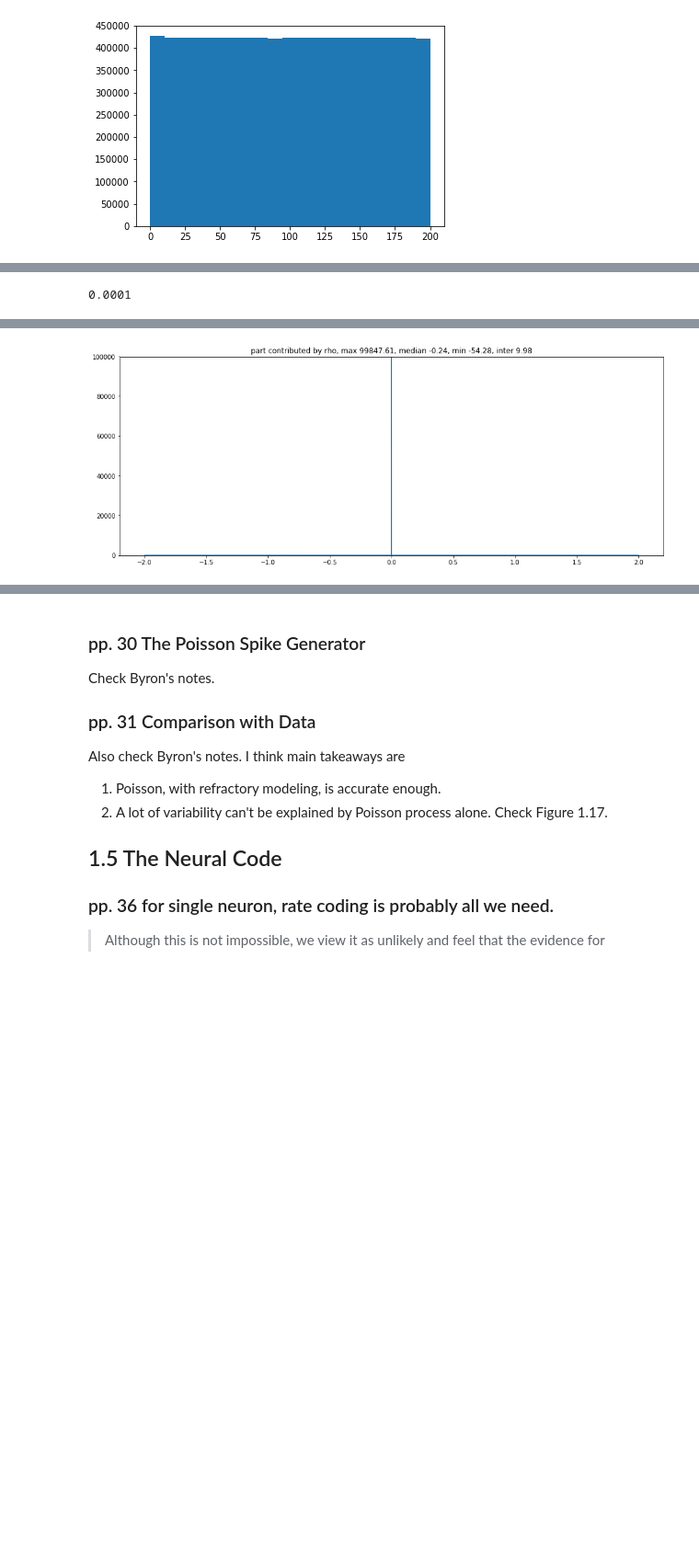
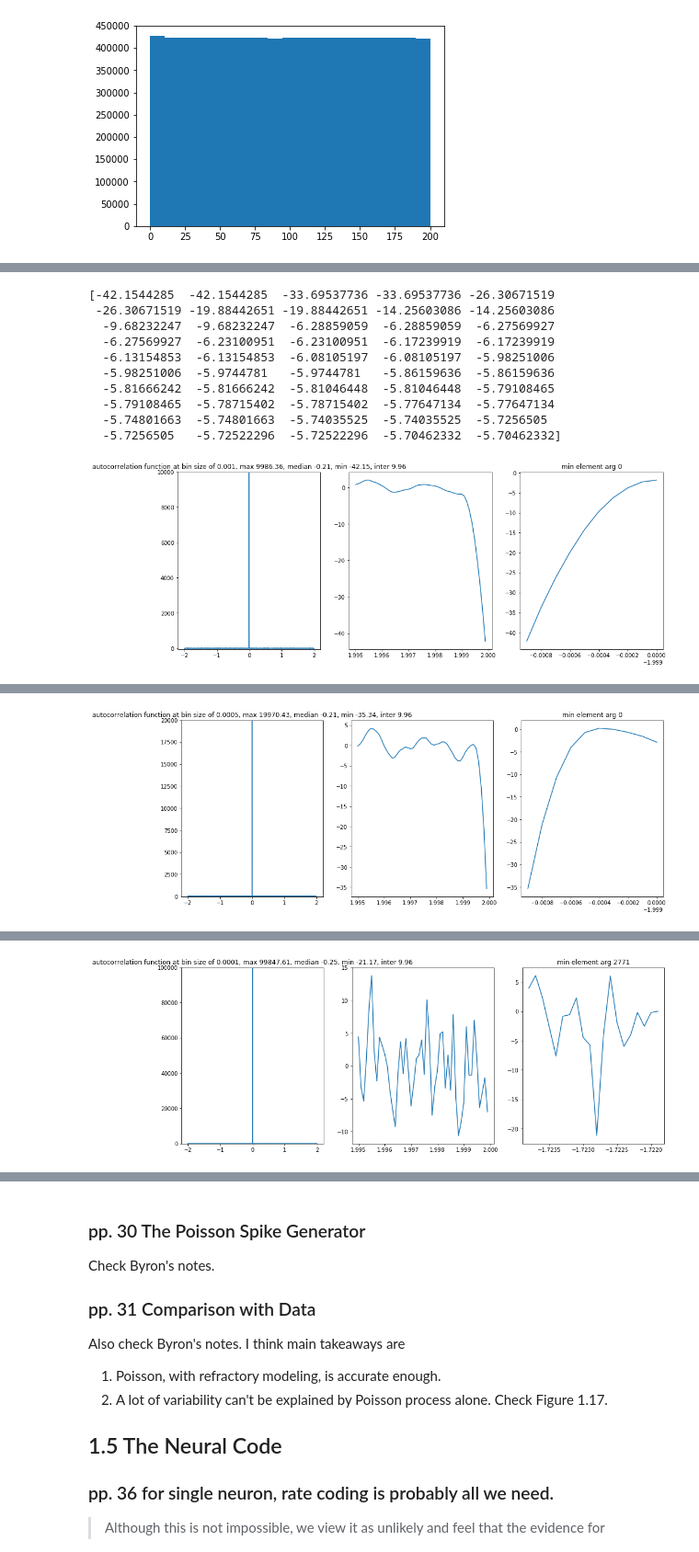
Before and after one commit to leelabcnbc/book-notes, a Jupyter notebook: books/TN/chapter_01.ipynb, the cells around one changed output, grey strips where cells are left out. Shown at 92% size. Saved outputs shown, nothing was run; the diff lists cells and outputs as text; code cells hidden in the pictures; blank space fills up the shorter version.

Commit message:
more bug fix around TN chapter 1

```diff
--- a/books/TN/chapter_01.ipynb
+++ b/books/TN/chapter_01.ipynb
@@ -157,6 +160,7 @@ from numpy.random import RandomState
 from scipy.stats import poisson, pearsonr
 from joblib import Parallel, delayed
 from scipy.spatial.distance import squareform
+import os.path
 # sec.
 # actually we do periodic. this is same as very large T.
 T_this = 4
@@ -179,8 +183,11 @@ firing_rate_this = 10
 delta_t_list = (
 #     0.1,
 #     0.01,
-#     0.001,
+    0.001,
+    0.0005,
     0.0001,
+    # this won't do, as this may have artifact issue, as my sampling rate (20000 half bins) might be too small for this.
+#     0.00005,
 )
 # %%
 
@@ -268,36 +275,70 @@ all_train_d_flat = np.concatenate(all_train_d)
 # %%
-num_bin_half = 5000
-num_bin_integral = 50
+num_bin_half = 20000
+num_bin_integral = 500
 ticks = np.linspace(-T_this/2, T_this/2, num_bin_half*2+1)
 tick_space = T_this/(2*num_bin_half)
-#ticks_to_try = ticks[num_bin_half:]
+
+# only work on half, to save time. by construction, it's guaranteed to be symmtric.
+ticks_to_try = ticks[num_bin_half:]
+
+# check last fifty bins.
+bins_to_check = 50
+
 for delta_t_this in delta_t_list:
-    print(delta_t_this)
+    save_str = '{:.6f}'.format(delta_t_this)
+    save_file = f'chapter_01/eq1p35_{save_str}.npy'
+    if not os.path.exists(save_file):
+        result_this = compute_integral_one_spike_train_dist_batch(all_train_d_flat, ticks_to_try, delta_t_this, T_this, num_trial_this)
+        np.save(save_file, result_this, allow_pickle=False)
+    result_this = np.load(save_file)
+    result_this = np.concatenate((result_this[1:][::-1], result_this), axis=0)
+    # symmetric.
+    #assert abs(result_this-result_this[::-1]).max() < 1e-6
+    result_this = result_this - firing_rate_this**2
 
-    result_this = compute_integral_one_spike_train_dist_batch(all_train_d_flat, ticks, delta_t_this, T_this, num_trial_this)
-    result_this = result_this - firing_rate_this**2
+
+
 
     # I will need to compute the integral
     # around, say, num_bin_integral*2+1 bins in the center.
 
-    inter_center = result_this[num_bin_half-num_bin_integral:num_bin_half+num_bin_integral+1].sum()*tick_space/T_this
+    inter_center = result_this[num_bin_half-num_bin_integral:num_bin_half+num_bin_integral+1].sum()*tick_space
+    # remove first and last, for boundary.
+    ticks_this = ticks[1:-1]
+    result_this_this = result_this[1:-1]
+    plt.close('all')
+    fig, axes = plt.subplots(1,3,figsize=(16, 6), squeeze=False)
+    axes = axes.ravel()
+    axes[0].plot(ticks_this, result_this_this)
+    # title is wrong. don't have "part contributed by rho" part.
+    axes[0].set_title('autocorrelation function at bin size of {:.6g}, max {:.2f}, median {:.2f}, min {:.2f}, inter {:.2f}'.format(
+        delta_t_this, result_this_this.max(), np.median(result_this_this), result_this_this.min(), inter_center
+    ))
+    axes[0].set_ylim(result_this_this.min(), result_this_this.max())
 
-    plt.close('all')
-    fig, axes = plt.subplots(1,1,figsize=(16, 6), squeeze=False)
-    axes = axes.ravel()
-    axes[0].plot(ticks, result_this)
-    # title is wrong. don't have "part contributed by rho" part.
-    axes[0].set_title('part contributed by rho, max {:.2f}, median {:.2f}, min {:.2f}, inter {:.2f}'.format(
-        result_this.max(), np.median(result_this), result_this.min(), inter_center
-    ))
-    axes[0].set_ylim(result_this.min(), result_this.max())
+    axes[1].plot(ticks_this[-bins_to_check:], result_this_this[-bins_to_check:])
 
-
+    min_element = np.argmin(result_this_this)
+    slice_this = slice(max(min_element-10, 0), min(min_element+10, result_this_this.size))
+    axes[2].plot(ticks_this[slice_this], result_this_this[slice_this])
+    axes[2].set_title(f'min element arg {min_element}')
 #     axes[1].plot(ticks, result_this_no_mean)
 #     axes[1].set_title(f'without correction, {num_bin_half*2+1} bins, {result_this_no_mean.max()}, {np.median(result_this_no_mean)}')
 #     axes[1].set_ylabel('multiple of dirac func at each bin')
 #     axes[2].plot(ticks, result_this_corr)
 #     axes[2].set_title(f'pearson r, {num_bin_half*2+1} bins')
+    # I would attribute these to imperfection in simulation.
+    print(np.sort(result_this_this)[:50])
     plt.show()
 # %% [output]
-0.0001
+[-42.1544285  -42.1544285  -33.69537736 -33.69537736 -26.30671519
+ -26.30671519 -19.88442651 -19.88442651 -14.25603086 -14.25603086
+  -9.68232247  -9.68232247  -6.28859059  -6.28859059  -6.27569927
+  -6.27569927  -6.23100951  -6.23100951  -6.17239919  -6.17239919
+  -6.13154853  -6.13154853  -6.08105197  -6.08105197  -5.98251006
+  -5.98251006  -5.9744781   -5.9744781   -5.86159636  -5.86159636
+  -5.81666242  -5.81666242  -5.81046448  -5.81046448  -5.79108465
+  -5.79108465  -5.78715402  -5.78715402  -5.77647134  -5.77647134
+  -5.74801663  -5.74801663  -5.74035525  -5.74035525  -5.7256505
+  -5.7256505   -5.72522296  -5.72522296  -5.70462332  -5.70462332]
+[figure, new version]
@@ -321 +355 @@ for delta_t_this in delta_t_list:
-[figure, old version]
+[figure, added]
@@ -322,3 +366,4 @@ for delta_t_this in delta_t_list:
+[figure, added]
 # %% [markdown]
 ssems that Eq. (1.35) can be true, for some reason.
 
```
Also changed, not shown: parts of 5 cells of this notebook, 3 other files.
